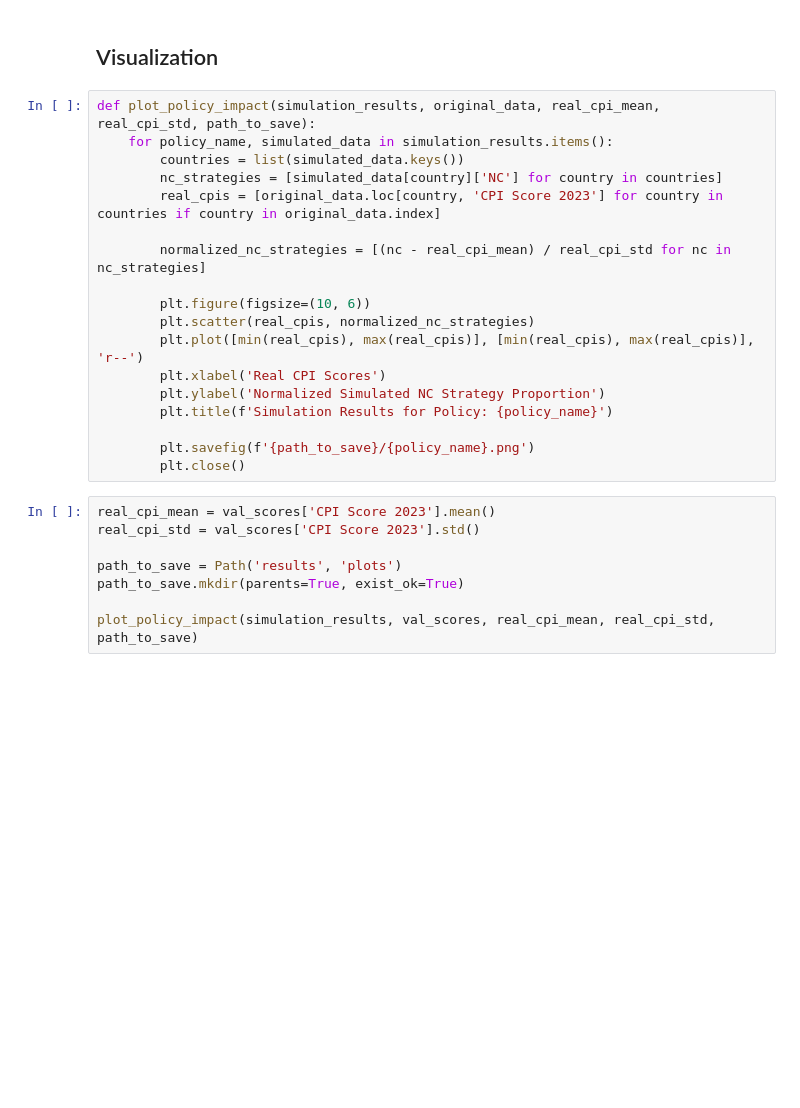
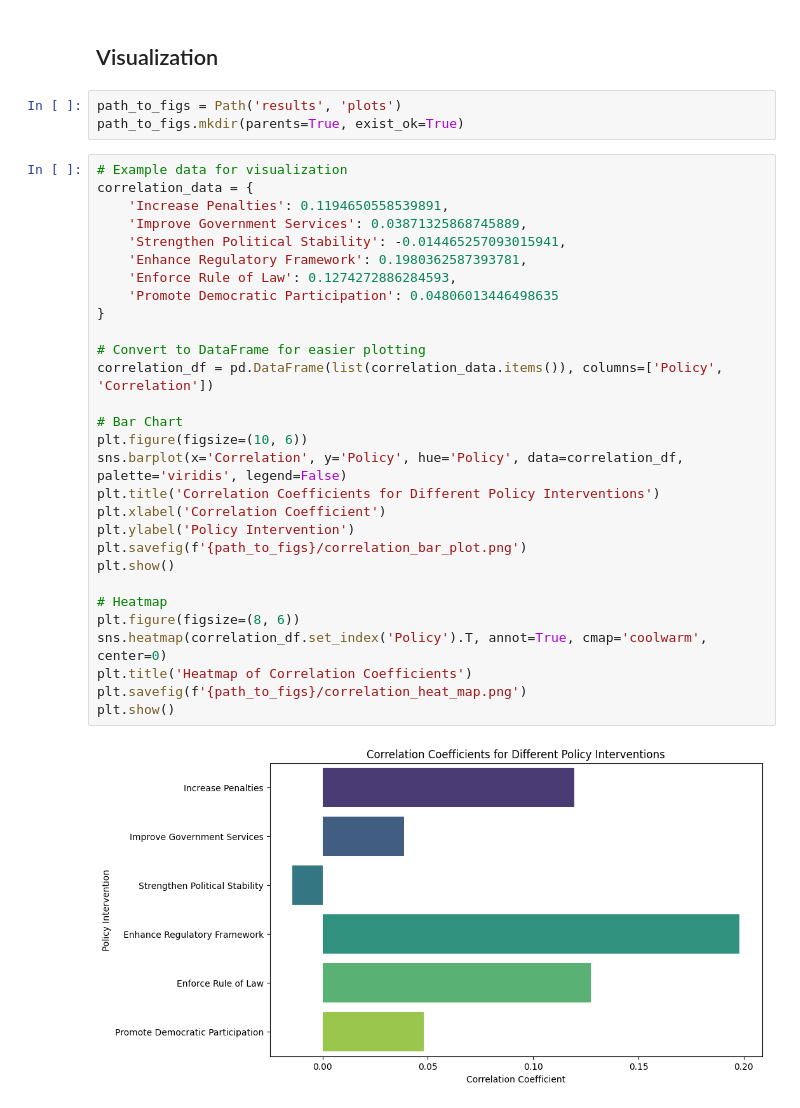
Before and after one commit to marklekina/combating_corruption_with_egt, a Jupyter notebook: analysis.ipynb, the cells around one changed output. Cells and saved outputs as stored; diff of their text form; blank space fills up the shorter version.

Commit message:
modified code to save figures to file

```diff
--- a/analysis.ipynb
+++ b/analysis.ipynb
@@ -255,28 +256,36 @@ Correlation coefficient for different policy interventions:
 # %% [markdown]
 ## Visualization
-# %%
-def plot_policy_impact(simulation_results, original_data, real_cpi_mean, real_cpi_std, path_to_save):
-    for policy_name, simulated_data in simulation_results.items():
-        countries = list(simulated_data.keys())
-        nc_strategies = [simulated_data[country]['NC'] for country in countries]
-        real_cpis = [original_data.loc[country, 'CPI Score 2023'] for country in countries if country in original_data.index]
-
-        normalized_nc_strategies = [(nc - real_cpi_mean) / real_cpi_std for nc in nc_strategies]
-
-        plt.figure(figsize=(10, 6))
-        plt.scatter(real_cpis, normalized_nc_strategies)
-        plt.plot([min(real_cpis), max(real_cpis)], [min(real_cpis), max(real_cpis)], 'r--')
-        plt.xlabel('Real CPI Scores')
-        plt.ylabel('Normalized Simulated NC Strategy Proportion')
-        plt.title(f'Simulation Results for Policy: {policy_name}')
-
-        plt.savefig(f'{path_to_save}/{policy_name}.png')
-        plt.close()
-# %%
-real_cpi_mean = val_scores['CPI Score 2023'].mean()
-real_cpi_std = val_scores['CPI Score 2023'].std()
-
-path_to_save = Path('results', 'plots')
-path_to_save.mkdir(parents=True, exist_ok=True)
-
-plot_policy_impact(simulation_results, val_scores, real_cpi_mean, real_cpi_std, path_to_save)
+# %%
+path_to_figs = Path('results', 'plots')
+path_to_figs.mkdir(parents=True, exist_ok=True)
+# %%
+# Example data for visualization
+correlation_data = {
+    'Increase Penalties': 0.1194650558539891,
+    'Improve Government Services': 0.03871325868745889,
+    'Strengthen Political Stability': -0.014465257093015941,
+    'Enhance Regulatory Framework': 0.1980362587393781,
+    'Enforce Rule of Law': 0.1274272886284593,
+    'Promote Democratic Participation': 0.04806013446498635
+}
+
+# Convert to DataFrame for easier plotting
+correlation_df = pd.DataFrame(list(correlation_data.items()), columns=['Policy', 'Correlation'])
+
+# Bar Chart
+plt.figure(figsize=(10, 6))
+sns.barplot(x='Correlation', y='Policy', hue='Policy', data=correlation_df, palette='viridis', legend=False)
+plt.title('Correlation Coefficients for Different Policy Interventions')
+plt.xlabel('Correlation Coefficient')
+plt.ylabel('Policy Intervention')
+plt.savefig(f'{path_to_figs}/correlation_bar_plot.png')
+plt.show()
+
+# Heatmap
+plt.figure(figsize=(8, 6))
+sns.heatmap(correlation_df.set_index('Policy').T, annot=True, cmap='coolwarm', center=0)
+plt.title('Heatmap of Correlation Coefficients')
+plt.savefig(f'{path_to_figs}/correlation_heat_map.png')
+plt.show()
+# %% [output]
+[figure, added]
```
Also changed, not shown: parts of 3 cells of this notebook, 10 other files.
